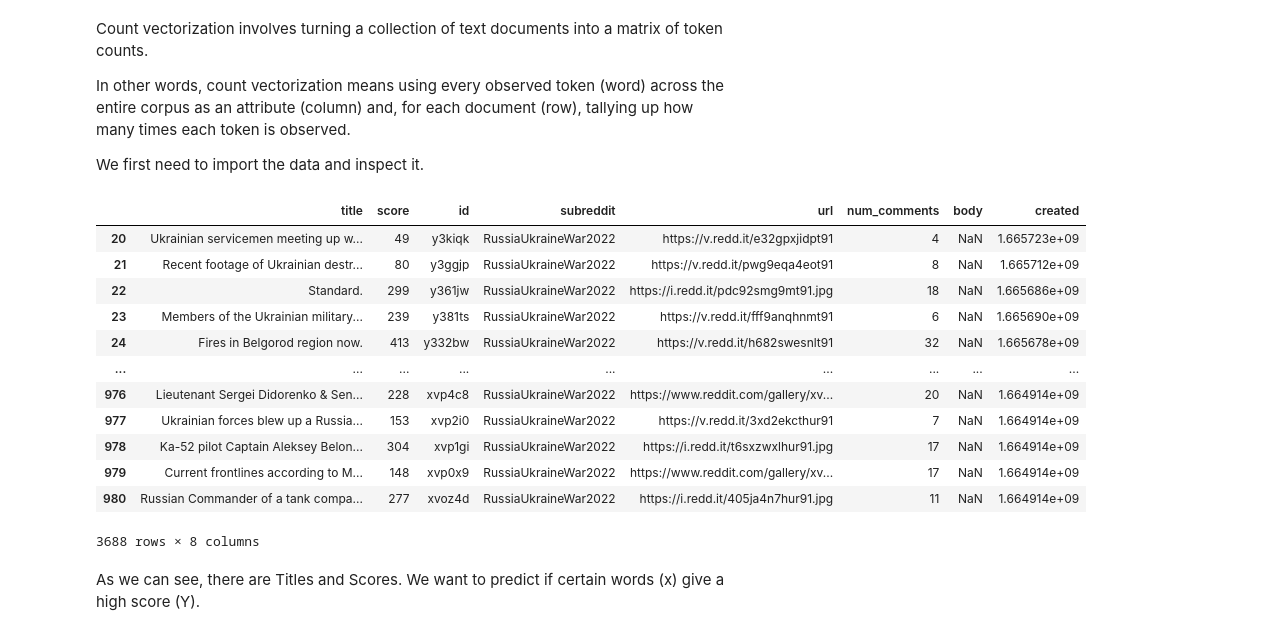
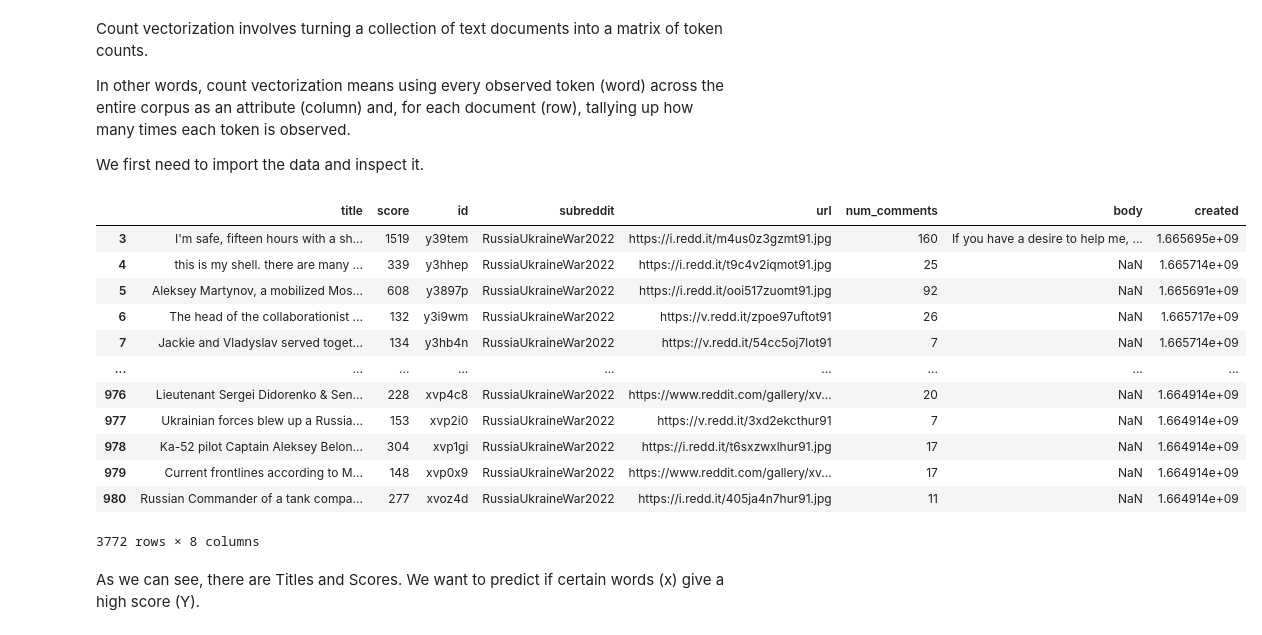
Before and after one commit to SebastianRosenquist/BigDataEksamen, a Jupyter notebook: exam_project_cleaned.ipynb, the cells around one changed output. Drawn from its saved outputs; the diff is of its cells as text; code cells hidden in the pictures.

```diff
--- a/exam_project_cleaned.ipynb
+++ b/exam_project_cleaned.ipynb
@@ -42,28 +42,28 @@ We first need to import the data and inspect it.
 # %%
 df1 = pd.read_csv('./hot_posts.csv')
 df2 = pd.read_csv('./top_posts.csv')
 df3 = pd.read_csv('./controversial_posts.csv')
 df4 = pd.read_csv('./new_posts.csv')
 dfMerge = [df1, df2, df3, df4]
 df = pd.concat(dfMerge)
 df.dropna(subset=['score'], inplace=True)
 df.dropna(subset=['title'], inplace=True)
-df.drop(df[df['score'] > 4000].index, axis=0, inplace=True)
+df.drop(df[df['score'] > 10000].index, axis=0, inplace=True)
 df
 # %% [output]
 |  | title | score | id | subreddit | url | num_comments | body | created |
-| 20 | Ukrainian servicemen meeting up w... | 49 | y3kiqk | RussiaUkraineWar2022 | https://v.redd.it/e32gpxjidpt91 | 4 | NaN | 1.665723e+09 |
-| 21 | Recent footage of Ukrainian destr... | 80 | y3ggjp | RussiaUkraineWar2022 | https://v.redd.it/pwg9eqa4eot91 | 8 | NaN | 1.665712e+09 |
-| 22 | Standard. | 299 | y361jw | RussiaUkraineWar2022 | https://i.redd.it/pdc92smg9mt91.jpg | 18 | NaN | 1.665686e+09 |
-| 23 | Members of the Ukrainian military... | 239 | y381ts | RussiaUkraineWar2022 | https://v.redd.it/fff9anqhnmt91 | 6 | NaN | 1.665690e+09 |
-| 24 | Fires in Belgorod region now. | 413 | y332bw | RussiaUkraineWar2022 | https://v.redd.it/h682swesnlt91 | 32 | NaN | 1.665678e+09 |
+| 3 | I'm safe, fifteen hours with a sh... | 1519 | y39tem | RussiaUkraineWar2022 | https://i.redd.it/m4us0z3gzmt91.jpg | 160 | If you have a desire to help me, ... | 1.665695e+09 |
+| 4 | this is my shell. there are many ... | 339 | y3hhep | RussiaUkraineWar2022 | https://i.redd.it/t9c4v2iqmot91.jpg | 25 | NaN | 1.665714e+09 |
+| 5 | Aleksey Martynov, a mobilized Mos... | 608 | y3897p | RussiaUkraineWar2022 | https://i.redd.it/ooi517zuomt91.jpg | 92 | NaN | 1.665691e+09 |
+| 6 | The head of the collaborationist ... | 132 | y3i9wm | RussiaUkraineWar2022 | https://v.redd.it/zpoe97uftot91 | 26 | NaN | 1.665717e+09 |
+| 7 | Jackie and Vladyslav served toget... | 134 | y3hb4n | RussiaUkraineWar2022 | https://v.redd.it/54cc5oj7lot91 | 7 | NaN | 1.665714e+09 |
 | ... | ... | ... | ... | ... | ... | ... | ... | ... |
 | 976 | Lieutenant Sergei Didorenko & Sen... | 228 | xvp4c8 | RussiaUkraineWar2022 | https://www.reddit.com/gallery/xv... | 20 | NaN | 1.664914e+09 |
 | 977 | Ukrainian forces blew up a Russia... | 153 | xvp2i0 | RussiaUkraineWar2022 | https://v.redd.it/3xd2ekcthur91 | 7 | NaN | 1.664914e+09 |
 | 978 | Ka-52 pilot Captain Aleksey Belon... | 304 | xvp1gi | RussiaUkraineWar2022 | https://i.redd.it/t6sxzwxlhur91.jpg | 17 | NaN | 1.664914e+09 |
 | 979 | Current frontlines according to M... | 148 | xvp0x9 | RussiaUkraineWar2022 | https://www.reddit.com/gallery/xv... | 17 | NaN | 1.664914e+09 |
 | 980 | Russian Commander of a tank compa... | 277 | xvoz4d | RussiaUkraineWar2022 | https://i.redd.it/405ja4n7hur91.jpg | 11 | NaN | 1.664914e+09 |
-3688 rows × 8 columns
+3772 rows × 8 columns
 # %% [markdown]
 As we can see, there are Titles and Scores. We want to predict if certain words (x) give a high score (Y).
 # %% [markdown]
```
Also changed, not shown: parts of 25 cells of this notebook.
